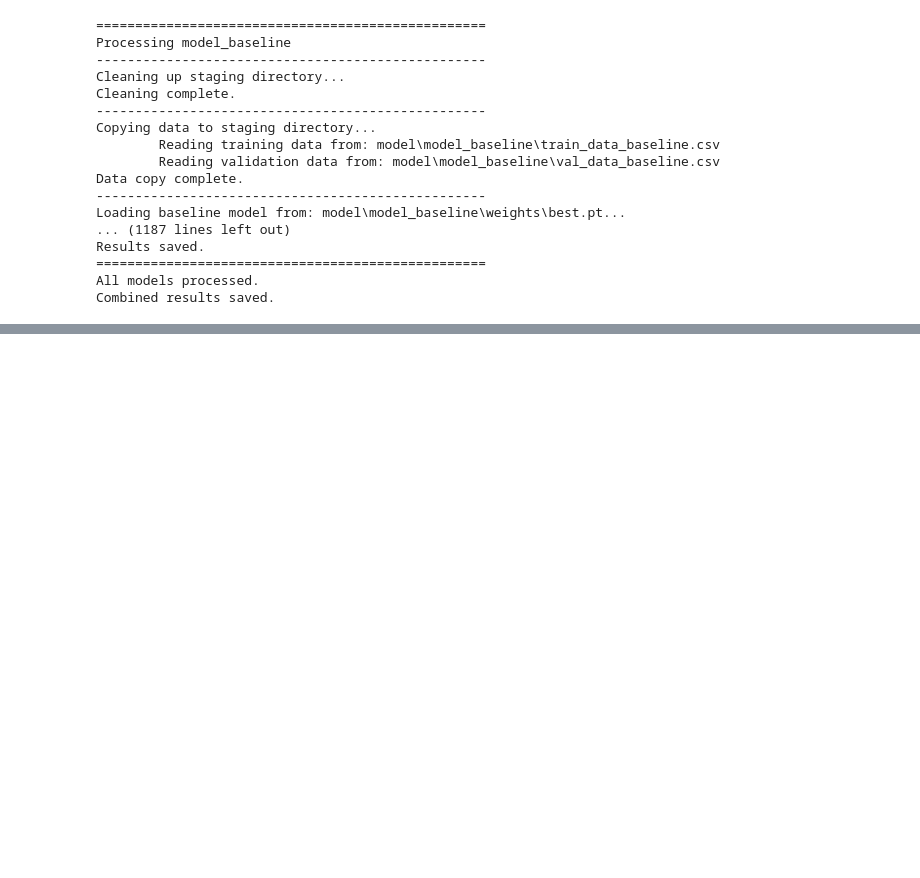
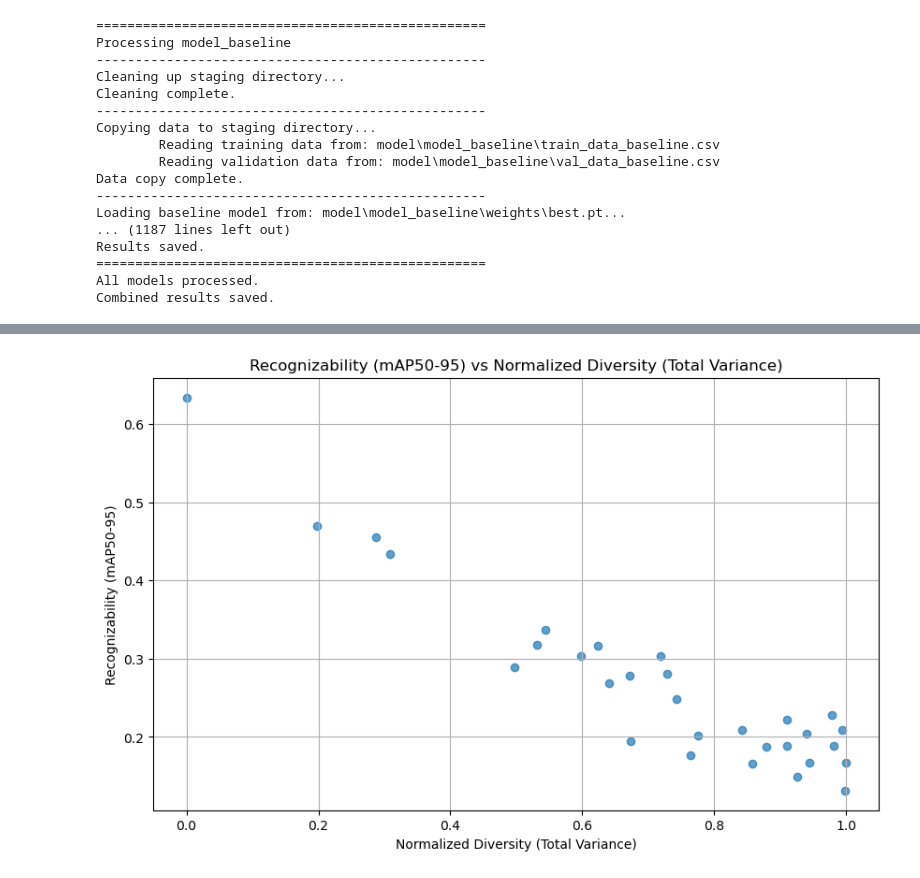
Before and after one commit to amswanson333/synthetic-data-for-object-detection, a Jupyter notebook: 7_recognizability_and_diversity.ipynb, the cells around one changed output, grey strips where cells are left out. Drawn from its saved outputs; the diff is of its cells as text; code cells hidden in the pictures; blank space fills up the shorter version.

```diff
--- a/7_recognizability_and_diversity.ipynb
+++ b/7_recognizability_and_diversity.ipynb
@@ -275,0 +325,11 @@ Combined results saved.
+# %%
+# Plot map50-95 vs total variance (normalized)
+plt.figure(figsize=(10, 6))
+plt.scatter(diversity_metric_normalized, recog_map50_95, alpha=0.7)
+plt.title("Recognizability (mAP50-95) vs Normalized Diversity (Total Variance)")
+plt.xlabel("Normalized Diversity (Total Variance)")
+plt.ylabel("Recognizability (mAP50-95)")
+plt.grid()
+plt.show()
+# %% [output]
+[figure, added]
```
Also changed, not shown: parts of 9 cells of this notebook.
